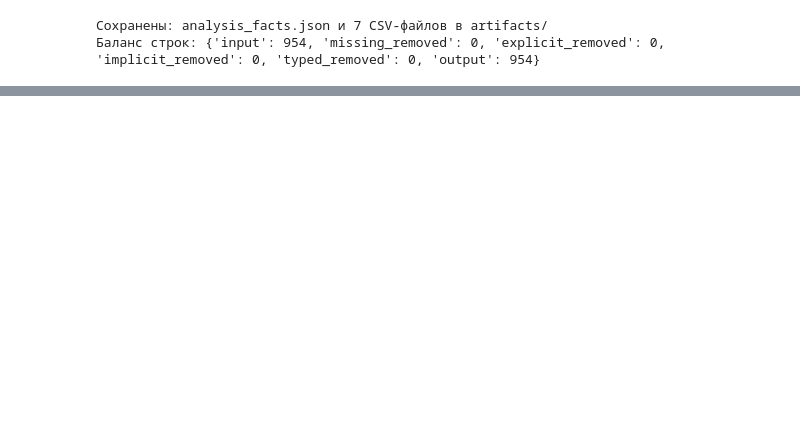
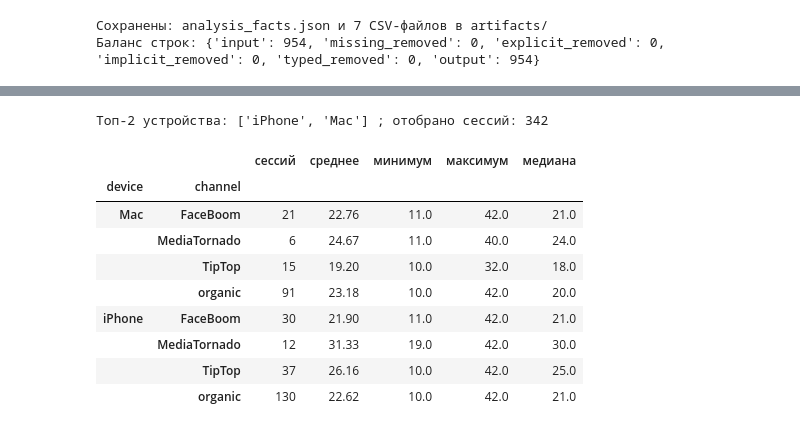
Before and after one commit to R3LCH/guap-data-analysis-lab1, a Jupyter notebook: ЛР1_Горяев_6.ipynb, the cells around one changed output, grey strips where cells are left out. Cells and saved outputs as stored; diff of their text form; code cells hidden in the pictures; blank space fills up the shorter version.

```diff
--- a/ЛР1_Горяев_6.ipynb
+++ b/ЛР1_Горяев_6.ipynb
@@ -492,0 +513,14 @@ print('Баланс строк:', facts['row_reconciliation'])
+# %%
+df['Длительность сессии'] = (
+    (df['session_end'] - df['session_start']).dt.total_seconds() / 60)
+if df['Длительность сессии'].isna().any() or (df['Длительность сессии'] < 0).any():
+    raise ValueError('Некорректная расчётная длительность сессии')
+duration_mismatches = int((df['Длительность сессии'] != df['time_session']).sum())
+q1, q3 = df['Длительность сессии'].quantile([0.25, 0.75])
+df['Категория длительности'] = pd.cut(
+    df['Длительность сессии'], bins=[-float('inf'), q1, q3, float('inf')],
+    labels=['низкая', 'средняя', 'высокая'])
+print(f'Расхождений с time_session: {duration_mismatches}; Q1={q1:g}, Q3={q3:g} мин')
+display(df['Категория длительности'].value_counts(sort=False).to_frame('сессий'))
+display(df[['session_start', 'session_end', 'time_session',
+            'Длительность сессии', 'Категория длительности']].head(5))
@@ -492,0 +612,13 @@ print('Баланс строк:', facts['row_reconciliation'])
+# %%
+device_popularity = df['device'].value_counts().sort_index().sort_values(
+    ascending=False, kind='stable')
+top_devices = device_popularity.head(2).index.tolist()
+device_means = df.groupby('device', observed=True)['Длительность сессии'].mean()
+qualified_devices = [name for name in top_devices
+                     if device_means.loc[name] > threshold_min]
+filtered15 = df[df['device'].isin(qualified_devices)]
+extra15 = filtered15.groupby('device', observed=True)['Длительность сессии'].agg(
+    сессий='size', среднее='mean', медиана='median', максимум='max', минимум='min')
+print('Топ-2 устройства:', top_devices, '; с допустимой средней:',
+      qualified_devices, '; отобрано сессий:', len(filtered15))
+display(extra15.round(2))
@@ -492,0 +636,25 @@ print('Баланс строк:', facts['row_reconciliation'])
+# %%
+filtered22 = df[
+    df['Категория длительности'].eq('средняя') & df['device'].isin(top_devices)]
+extra22 = filtered22.pivot_table(
+    index=['device', 'channel'], values='Длительность сессии',
+    aggfunc=['mean', 'min', 'max', 'median'], observed=True
+).rename(columns={'mean': 'среднее', 'min': 'минимум',
+                  'max': 'максимум', 'median': 'медиана'})
+extra22.columns = extra22.columns.get_level_values(0)
+extra22.insert(0, 'сессий', filtered22.groupby(
+    ['device', 'channel'], observed=True).size())
+print('Топ-2 устройства:', top_devices, '; отобрано сессий:', len(filtered22))
+display(extra22.round(2))
+# %% [output]
+Топ-2 устройства: ['iPhone', 'Mac'] ; отобрано сессий: 342
+|  |  | сессий | среднее | минимум | максимум | медиана |
+| device | channel |  |  |  |  |  |
+| Mac | FaceBoom | 21 | 22.76 | 11.0 | 42.0 | 21.0 |
+|  | MediaTornado | 6 | 24.67 | 11.0 | 40.0 | 24.0 |
+|  | TipTop | 15 | 19.20 | 10.0 | 32.0 | 18.0 |
+|  | organic | 91 | 23.18 | 10.0 | 42.0 | 20.0 |
+| iPhone | FaceBoom | 30 | 21.90 | 11.0 | 42.0 | 21.0 |
+|  | MediaTornado | 12 | 31.33 | 19.0 | 42.0 | 30.0 |
+|  | TipTop | 37 | 26.16 | 10.0 | 42.0 | 25.0 |
+|  | organic | 130 | 22.62 | 10.0 | 42.0 | 21.0 |
```
Also changed, not shown: parts of 25 cells of this notebook, 9 other files.
